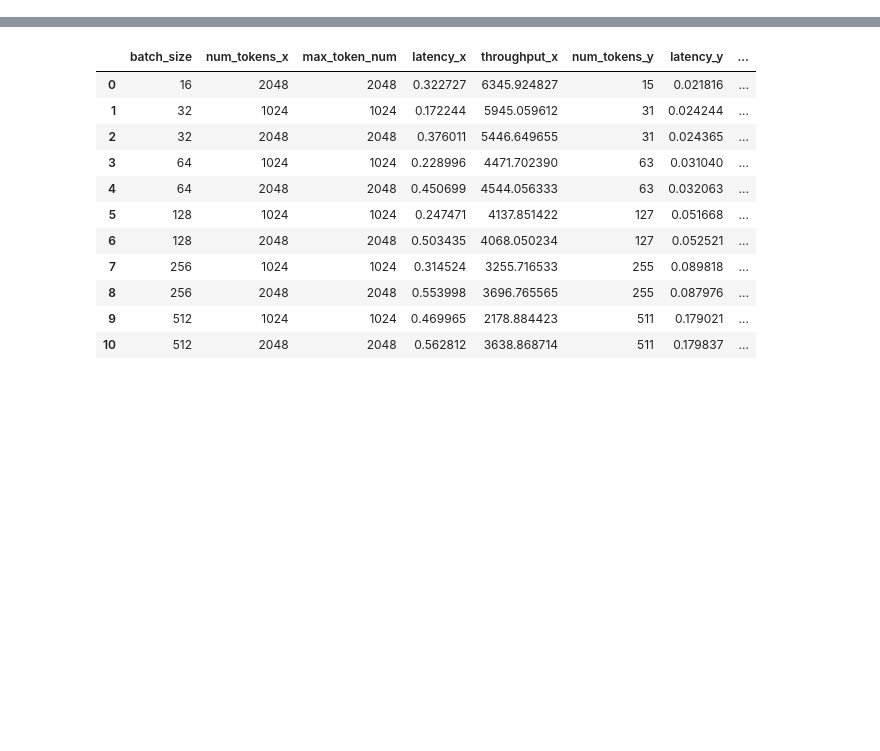
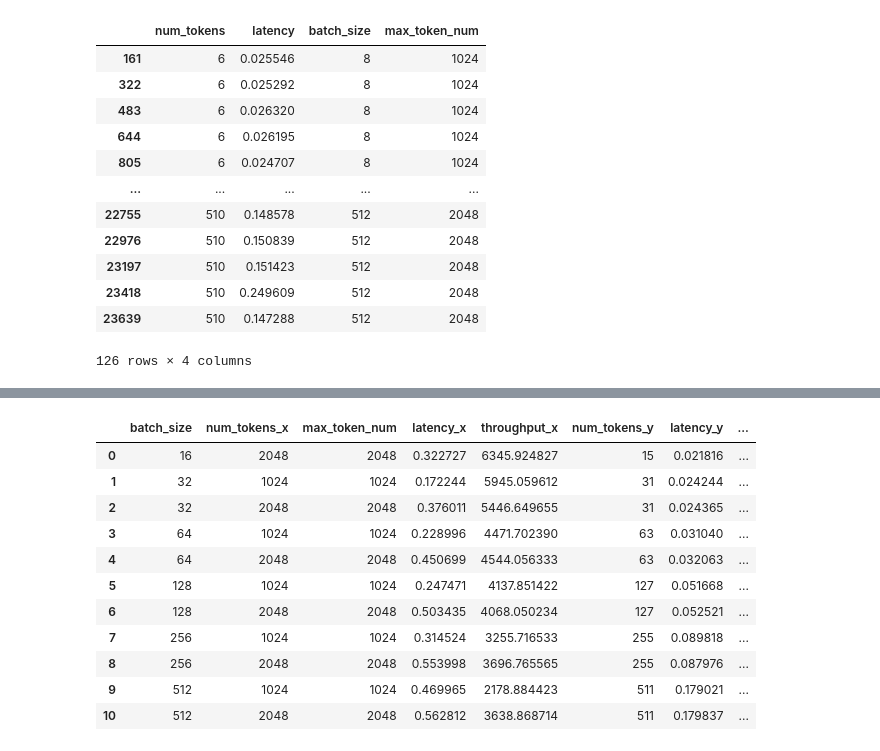
Before and after one commit to chengzhi-lu/vllm, a Jupyter notebook: examples/analysis/data/token_latency_analysis.ipynb, the cells around one changed output, grey strips where cells are left out. Saved outputs shown, nothing was run; the diff lists cells and outputs as text; code cells hidden in the pictures; blank space fills up the shorter version.

```diff
--- a/examples/analysis/data/token_latency_analysis.ipynb
+++ b/examples/analysis/data/token_latency_analysis.ipynb
@@ -13 +11,22 @@ base_batch_sizes = token_latency["batch_size"].unique()
+# %%
+token_latency[
+        (token_latency["current_stage"] == "prefill")
+        & (token_latency["recomputed_token_nums"] == 0)
+        & (token_latency["batch_size"]<=1024)
+        & (token_latency["repeat_time"] > 0)
+    ][["num_tokens", "latency", "batch_size", "max_token_num"]]
+# %% [output]
+|  | num_tokens | latency | batch_size | max_token_num |
+| 161 | 6 | 0.025546 | 8 | 1024 |
+| 322 | 6 | 0.025292 | 8 | 1024 |
+| 483 | 6 | 0.026320 | 8 | 1024 |
+| 644 | 6 | 0.026195 | 8 | 1024 |
+| 805 | 6 | 0.024707 | 8 | 1024 |
+| ... | ... | ... | ... | ... |
+| 22755 | 510 | 0.148578 | 512 | 2048 |
+| 22976 | 510 | 0.150839 | 512 | 2048 |
+| 23197 | 510 | 0.151423 | 512 | 2048 |
+| 23418 | 510 | 0.249609 | 512 | 2048 |
+| 23639 | 510 | 0.147288 | 512 | 2048 |
+126 rows × 4 columns
 # %%
```
Also changed, not shown: parts of 9 cells of this notebook, 7 other files.
